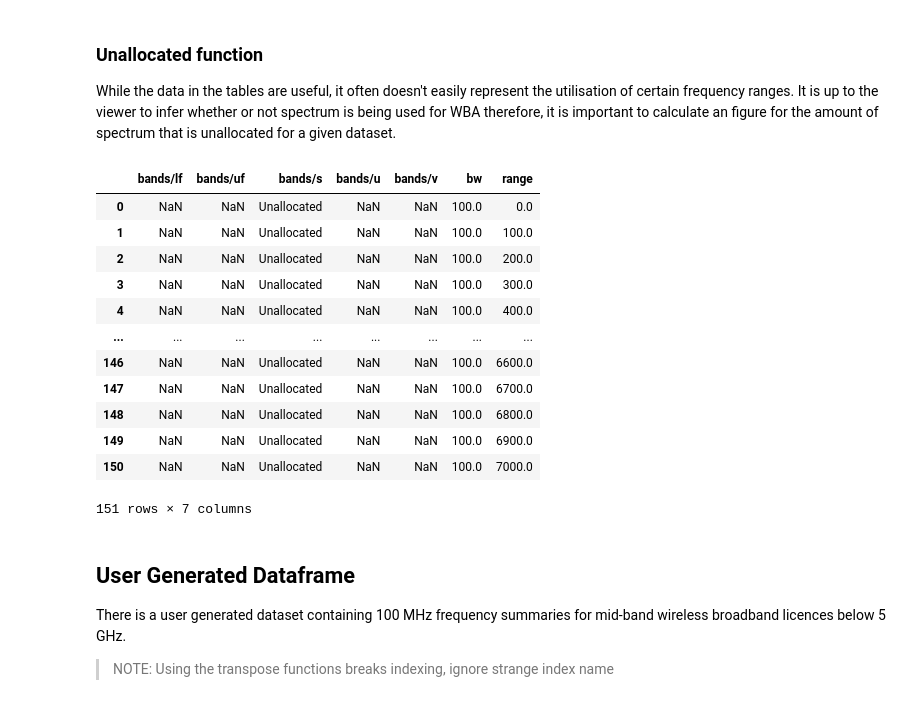
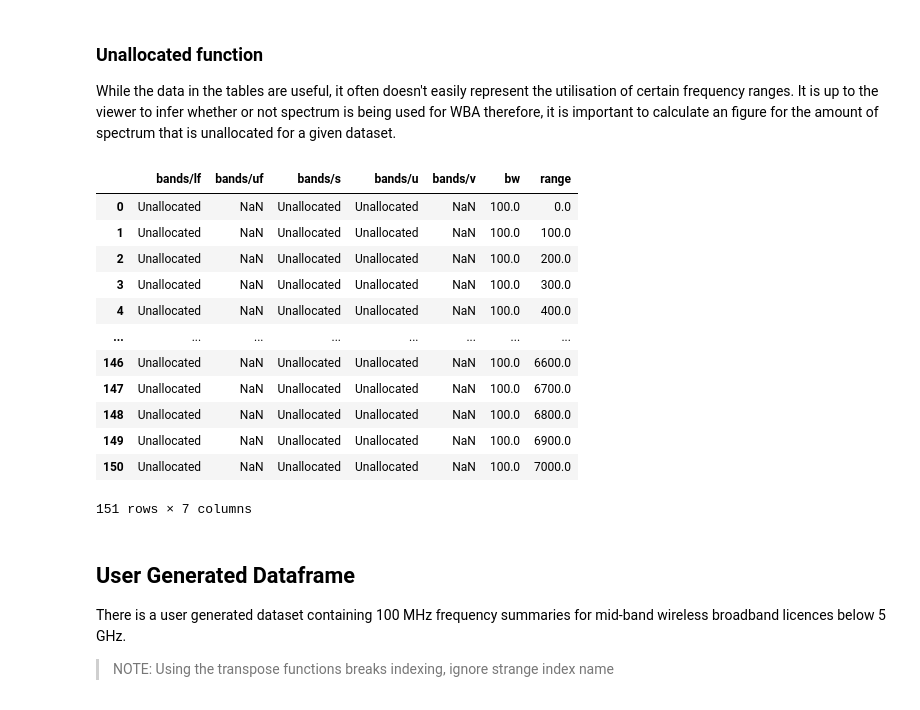
Before and after one commit to navnith-reddy/GlobalSpectrumComparison, a Jupyter notebook: OfcomDataProcessing.ipynb, the cells around one changed output. Cells and saved outputs as stored; diff of their text form; code cells hidden in the pictures.

```diff
--- a/OfcomDataProcessing.ipynb
+++ b/OfcomDataProcessing.ipynb
@@ -97,8 +97,9 @@ spectrumMap['bw'] = spectrumMap['bands/uf'] - spectrumMap['bands/lf']
 spectrumMap = spectrumMap[spectrumMap['bands/lf'] <= 7000]
 spectrumMap = spectrumMap[spectrumMap['bands/lf'] >= 700]
 
-# Create 100 MHz categories
+# Create 100 MHz categories + GHz classifications
 spectrumMap['range'] = (np.trunc((spectrumMap['bands/lf'] / 100))*100)
+spectrumMap['GHz'] = (spectrumMap['range'] / 1000).round()
 
 # Create freq range column
 # spectrumMap['freq_range'] = str(spectrumMap['bands/lf']) + str(spectrumMap['bands/uf'])
@@ -152,45 +153,48 @@ def calculateUnallocated (dataset, i):
     graduated.iloc[-1, graduated.columns.get_loc('bw')] = freeBW
 
     # Update classification and range
     graduated.iloc[-1, graduated.columns.get_loc('bands/s')] = 'Unallocated'
+    graduated.iloc[-1, graduated.columns.get_loc('bands/u')] = 'Unallocated'
+    graduated.iloc[-1, graduated.columns.get_loc('bands/lf')] = 'Unallocated'
     graduated.iloc[-1, graduated.columns.get_loc('range')] = float(i)
 
     return graduated
 
 def unallocated (dataset):
 
     # Loop through frequency graduations (100 MHz)
     # between 0 - 7000 MHz
     for i in range(0, 7100, 100):
 
         if i == 0:
 
             usage = calculateUnallocated(dataset, i)
 
         else:
 
             nextUsage = calculateUnallocated (dataset, i)
             usage = pd.concat([usage, nextUsage])
 
     # Reset index and save dataset
     usage.reset_index(drop=True, inplace=True)
     usage.to_csv('Ofcom Datasets/UKSpecMapUsage.csv')
     return usage
 
-unallocated(spectrumMap)
+UKSpectrumMap = unallocated(spectrumMap)
+UKSpectrumMap
 # %% [output]
 |  | bands/lf | bands/uf | bands/s | bands/u | bands/v | bw | range |
-| 0 | NaN | NaN | Unallocated | NaN | NaN | 100.0 | 0.0 |
-| 1 | NaN | NaN | Unallocated | NaN | NaN | 100.0 | 100.0 |
-| 2 | NaN | NaN | Unallocated | NaN | NaN | 100.0 | 200.0 |
-| 3 | NaN | NaN | Unallocated | NaN | NaN | 100.0 | 300.0 |
-| 4 | NaN | NaN | Unallocated | NaN | NaN | 100.0 | 400.0 |
+| 0 | Unallocated | NaN | Unallocated | Unallocated | NaN | 100.0 | 0.0 |
+| 1 | Unallocated | NaN | Unallocated | Unallocated | NaN | 100.0 | 100.0 |
+| 2 | Unallocated | NaN | Unallocated | Unallocated | NaN | 100.0 | 200.0 |
+| 3 | Unallocated | NaN | Unallocated | Unallocated | NaN | 100.0 | 300.0 |
+| 4 | Unallocated | NaN | Unallocated | Unallocated | NaN | 100.0 | 400.0 |
 | ... | ... | ... | ... | ... | ... | ... | ... |
-| 146 | NaN | NaN | Unallocated | NaN | NaN | 100.0 | 6600.0 |
-| 147 | NaN | NaN | Unallocated | NaN | NaN | 100.0 | 6700.0 |
-| 148 | NaN | NaN | Unallocated | NaN | NaN | 100.0 | 6800.0 |
-| 149 | NaN | NaN | Unallocated | NaN | NaN | 100.0 | 6900.0 |
-| 150 | NaN | NaN | Unallocated | NaN | NaN | 100.0 | 7000.0 |
+| 146 | Unallocated | NaN | Unallocated | Unallocated | NaN | 100.0 | 6600.0 |
+| 147 | Unallocated | NaN | Unallocated | Unallocated | NaN | 100.0 | 6700.0 |
+| 148 | Unallocated | NaN | Unallocated | Unallocated | NaN | 100.0 | 6800.0 |
+| 149 | Unallocated | NaN | Unallocated | Unallocated | NaN | 100.0 | 6900.0 |
+| 150 | Unallocated | NaN | Unallocated | Unallocated | NaN | 100.0 | 7000.0 |
 151 rows × 7 columns
 # %% [markdown]
 ## User Generated Dataframe
```
Also changed, not shown: parts of 4 cells of this notebook, 4 other files.
